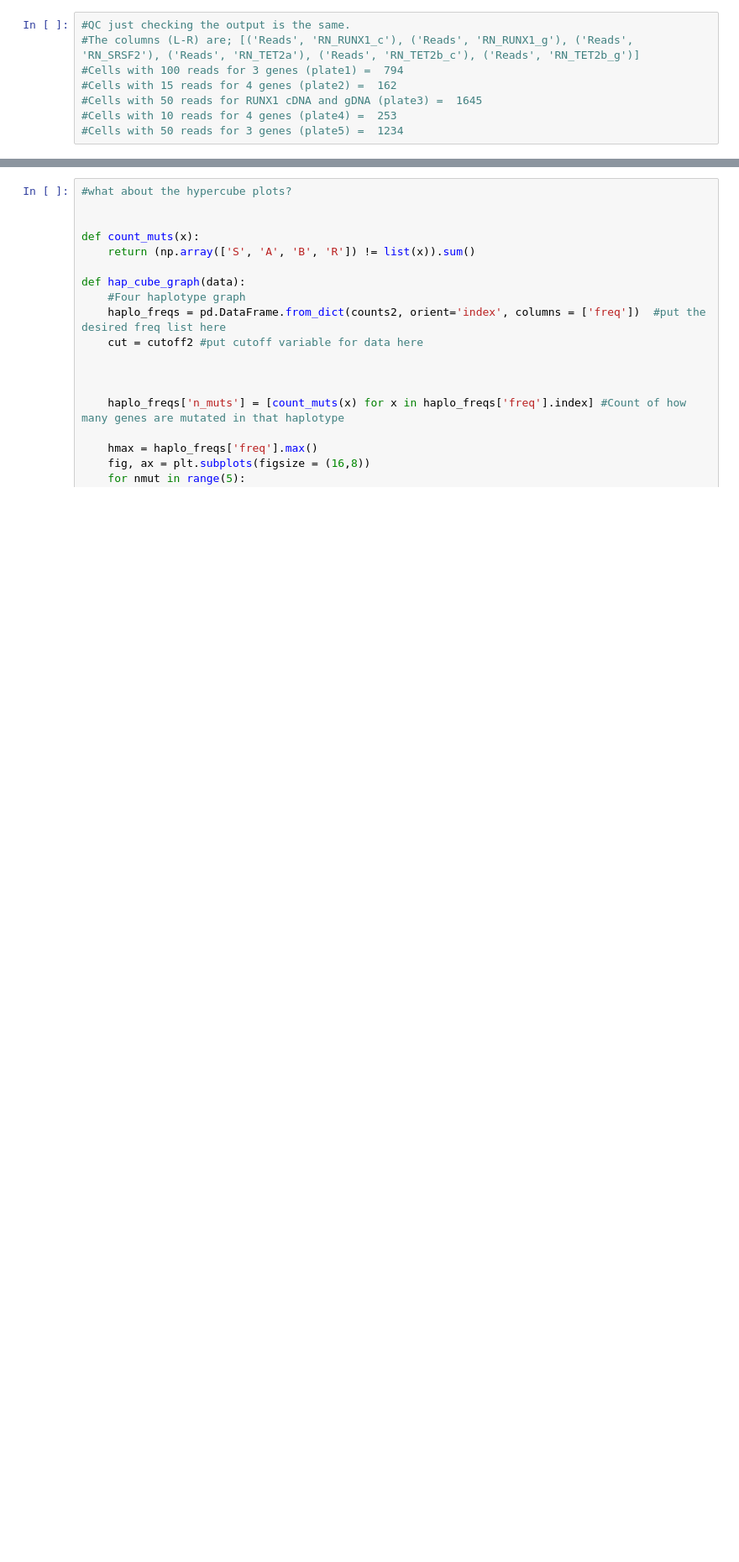
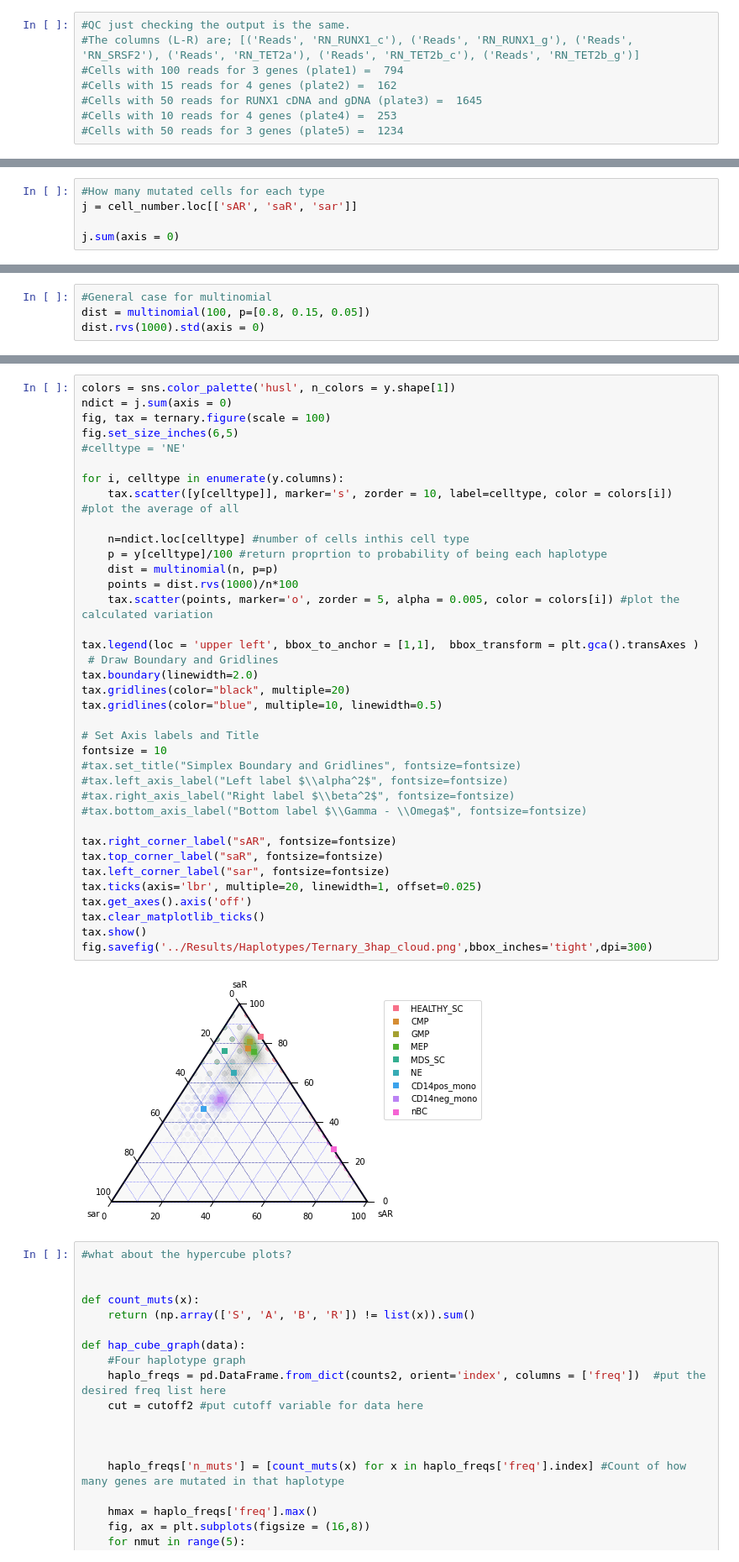
Before and after one commit to AnnatinaSchnegg/AS_amplicons, a Jupyter notebook: Code/Index_Haps-Streamline_combined_index_haps.ipynb, the cells around one changed output, grey strips where cells are left out. Shown: that part at 84% size. Cells and saved outputs as stored; diff of their text form; blank space fills up the shorter version.

```diff
--- a/Code/Index_Haps-Streamline_combined_index_haps.ipynb
+++ b/Code/Index_Haps-Streamline_combined_index_haps.ipynb
@@ -472,0 +509,5 @@ Cells with 50 reads for 3 genes =  1234
+# %%
+#How many mutated cells for each type
+j = cell_number.loc[['sAR', 'saR', 'sar']]
+
+j.sum(axis = 0)
@@ -472,0 +565,4 @@ Cells with 50 reads for 3 genes =  1234
+# %%
+#General case for multinomial
+dist = multinomial(100, p=[0.8, 0.15, 0.05])
+dist.rvs(1000).std(axis = 0)
@@ -473,3 +571,42 @@ Cells with 50 reads for 3 genes =  1234
+# %%
+colors = sns.color_palette('husl', n_colors = y.shape[1])
+ndict = j.sum(axis = 0)
+fig, tax = ternary.figure(scale = 100)
+fig.set_size_inches(6,5)
+#celltype = 'NE'
+
+for i, celltype in enumerate(y.columns):
+    tax.scatter([y[celltype]], marker='s', zorder = 10, label=celltype, color = colors[i]) #plot the average of all
+
+    n=ndict.loc[celltype] #number of cells inthis cell type
+    p = y[celltype]/100 #return proprtion to probability of being each haplotype
+    dist = multinomial(n, p=p)
+    points = dist.rvs(1000)/n*100
+    tax.scatter(points, marker='o', zorder = 5, alpha = 0.005, color = colors[i]) #plot the calculated variation
+
+tax.legend(loc = 'upper left', bbox_to_anchor = [1,1],  bbox_transform = plt.gca().transAxes )
+ # Draw Boundary and Gridlines
+tax.boundary(linewidth=2.0)
+tax.gridlines(color="black", multiple=20)
+tax.gridlines(color="blue", multiple=10, linewidth=0.5)
+
+# Set Axis labels and Title
+fontsize = 10
+#tax.set_title("Simplex Boundary and Gridlines", fontsize=fontsize)
+#tax.left_axis_label("Left label $\\alpha^2$", fontsize=fontsize)
+#tax.right_axis_label("Right label $\\beta^2$", fontsize=fontsize)
+#tax.bottom_axis_label("Bottom label $\\Gamma - \\Omega$", fontsize=fontsize)
+
+tax.right_corner_label("sAR", fontsize=fontsize)
+tax.top_corner_label("saR", fontsize=fontsize)
+tax.left_corner_label("sar", fontsize=fontsize)
+tax.ticks(axis='lbr', multiple=20, linewidth=1, offset=0.025)
+tax.get_axes().axis('off')
+tax.clear_matplotlib_ticks()
+tax.show()
+fig.savefig('../Results/Haplotypes/Ternary_3hap_cloud.png',bbox_inches='tight',dpi=300)
+# %% [output]
+[figure, added]
 # %%
 #what about the hypercube plots?
 
```
Also changed, not shown: parts of 9 cells of this notebook, 2 other files.
